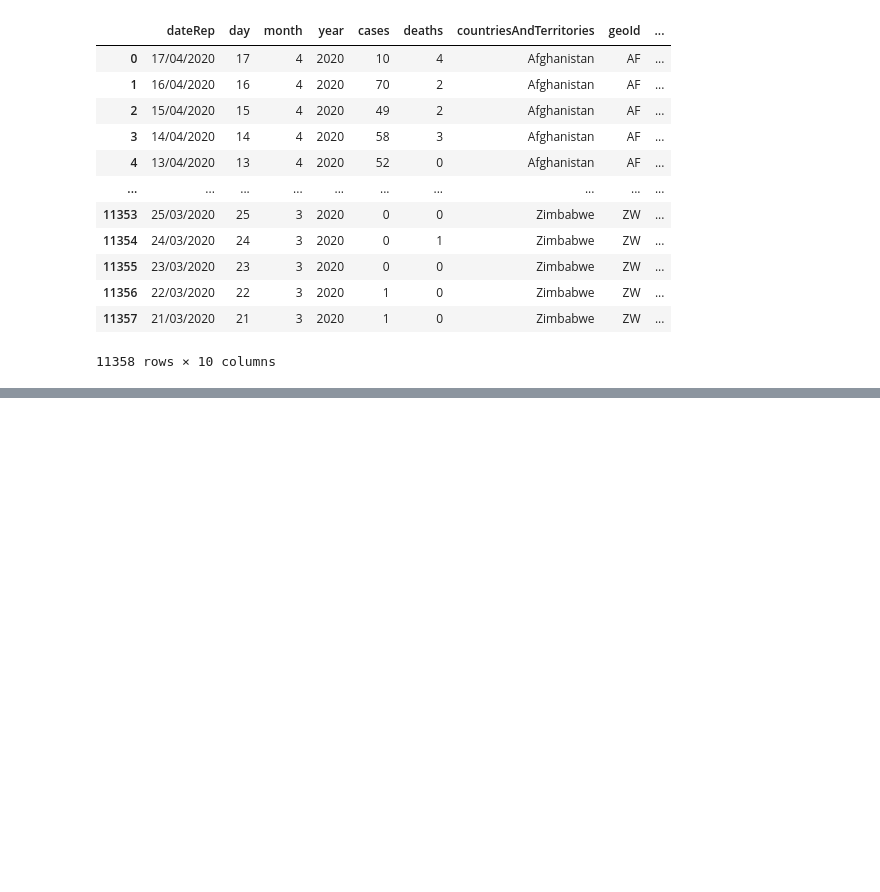
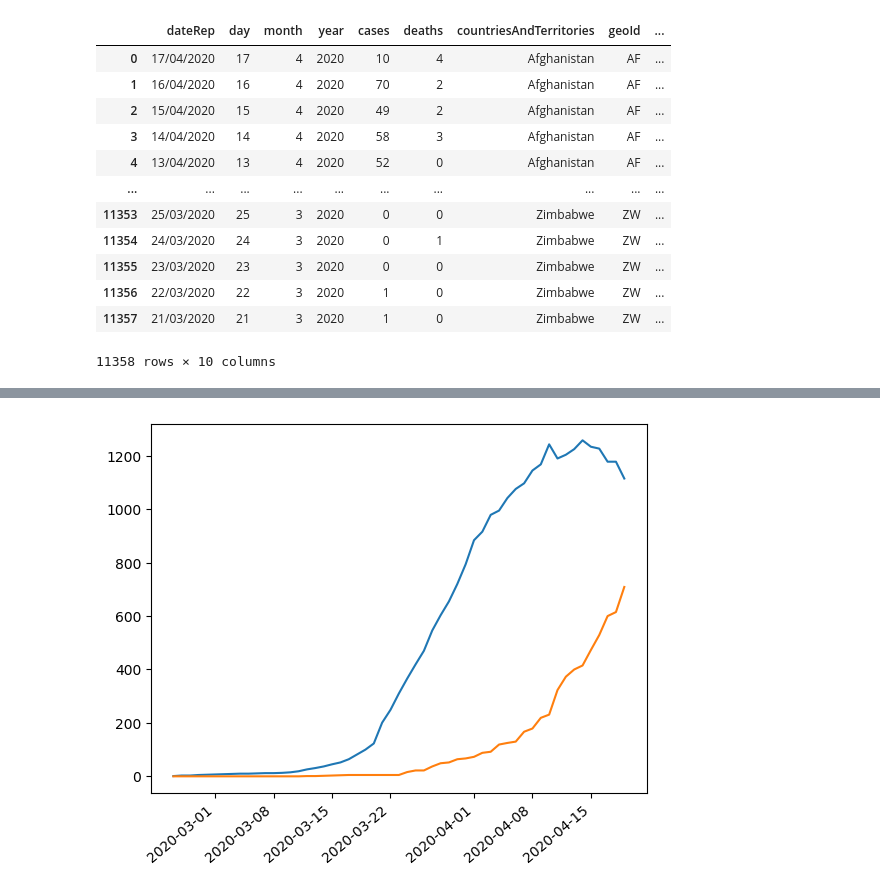
Before and after one commit to dominikmik195/mat_soft, a Jupyter notebook: corona.ipynb, the cells around one changed output, grey strips where cells are left out. Drawn from its saved outputs; the diff is of its cells as text; code cells hidden in the pictures; blank space fills up the shorter version.

```diff
--- a/corona.ipynb
+++ b/corona.ipynb
@@ -1176,6 +1176,8 @@ data
 import numpy as np
 from scipy.integrate import odeint
 import matplotlib.pyplot as plt
+plt.rcParams['figure.max_open_warning'] = 50
+%matplotlib agg
 
 # Total population, N.
 N = 1000
@@ -1246,0 +1247,3 @@ data15
+# %%
+data15['Date'] = pd.to_datetime(dict(year=data15['Year'], month=data15['Month'], day=data15['Day']))
+del data15['Year'], data15['Month'], data15['Day']
@@ -1246,0 +1292,22 @@ data15
+# %%
+N=4089400
+S=[]
+I=[]
+R=[]
+
+def crtaj_RH_SIR(S, I, R):
+    for date in data15['Date']:
+        S.append(N)
+    I = data15['Cases'] - data15['Recovered'] - data15['Deaths']
+    S = S - data15['Cases']
+    R = data15['Recovered']
+    fig, ax = plt.subplots()
+    ax.plot(data15['Date'], I)
+    #ax.plot(data15['Date'], S)
+    ax.plot(data15['Date'], R)
+    plt.xticks(rotation=40, ha='right')
+    return fig
+
+crtaj_RH_SIR(S, I, R)
+# %% [output]
+[figure, added]
```
Also changed, not shown: parts of 4 cells of this notebook, 2 other files.
